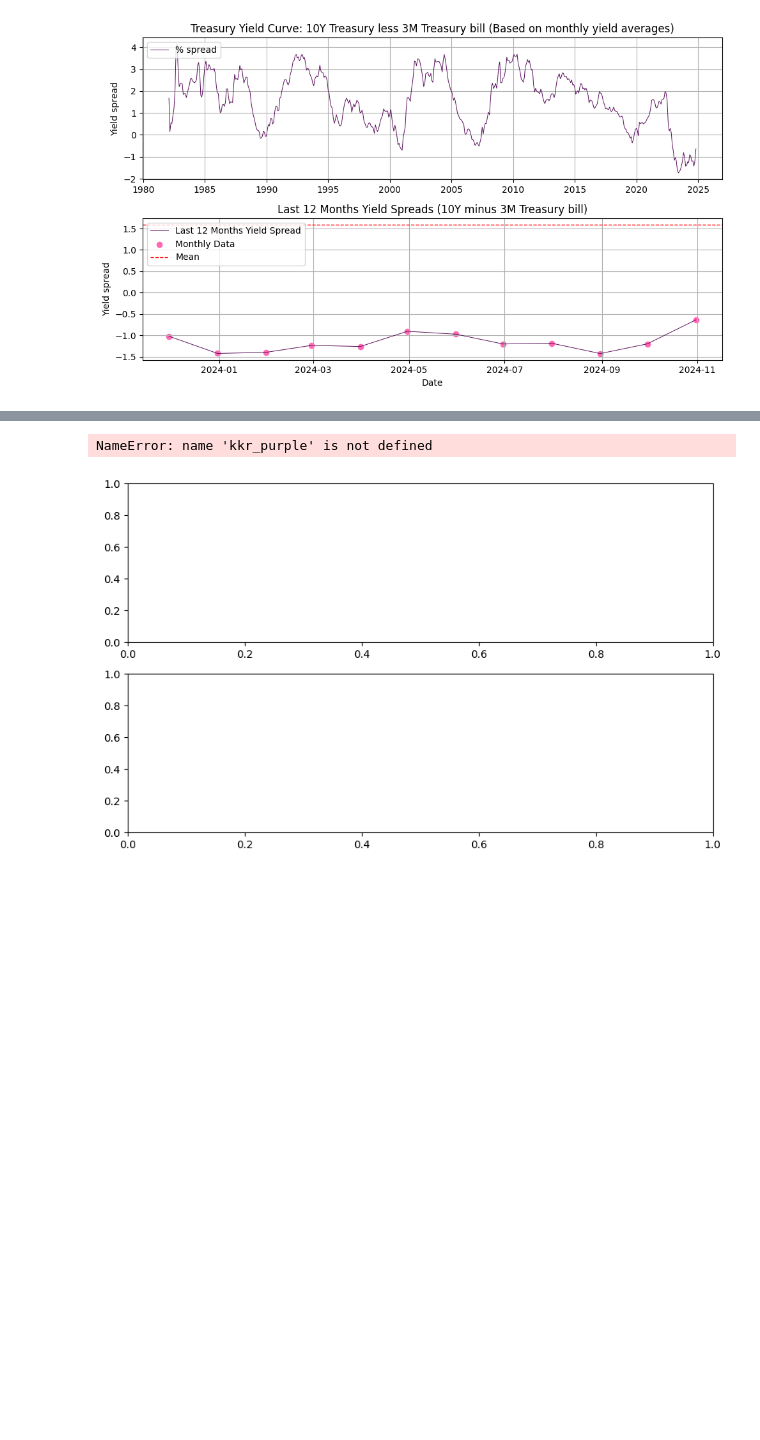
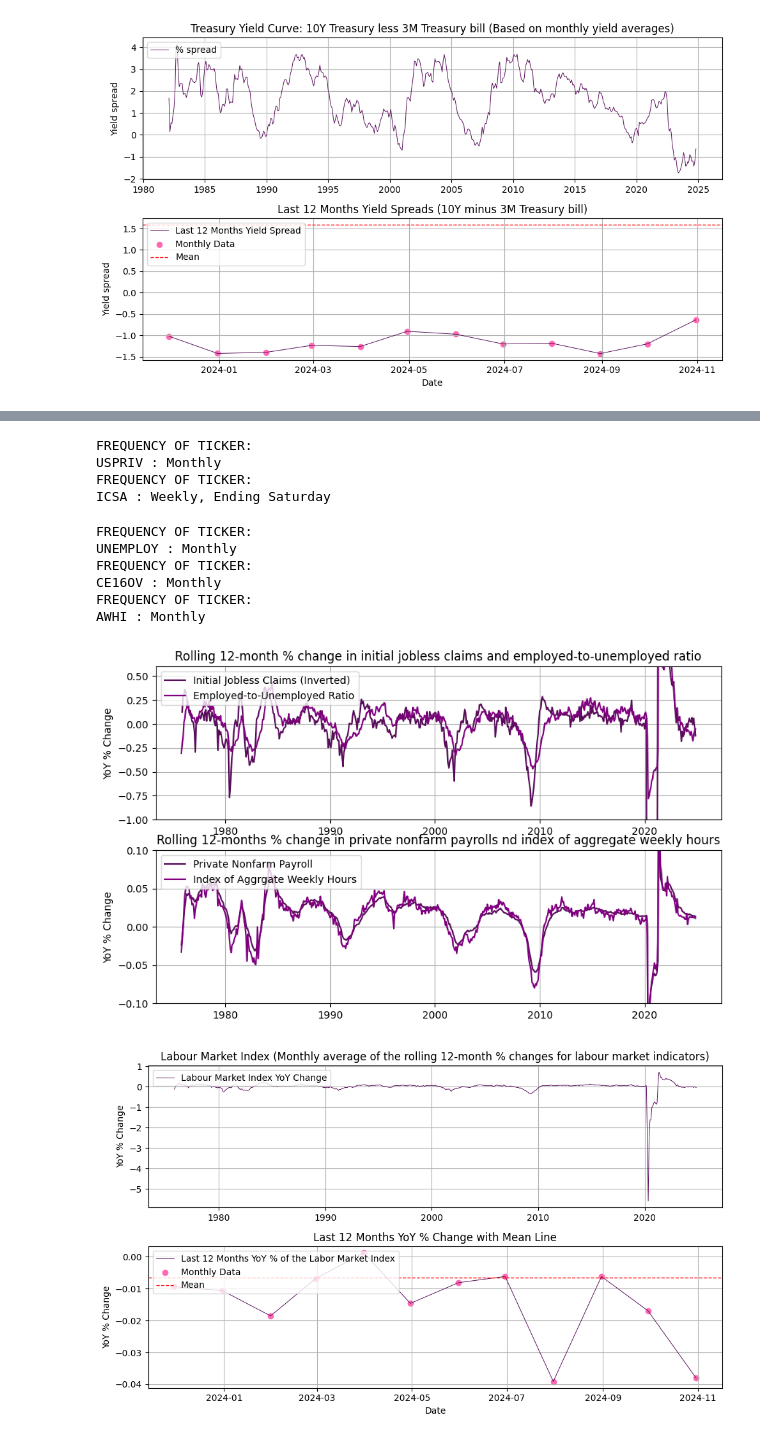
Before and after one commit to JeremyPapageorges/Nowcasting-the-Business-Cycle, a Jupyter notebook: Master.ipynb, the cells around one changed output, grey strips where cells are left out. Drawn from its saved outputs; the diff is of its cells as text; code cells hidden in the pictures; blank space fills up the shorter version.

```diff
--- a/Master.ipynb
+++ b/Master.ipynb
@@ -3,6 +3,7 @@ import os
 import sys
 import importlib
 import pandas as pd
+import numpy as np
 import yfinance as yf
 from datetime import date, timedelta
 from dateutil.relativedelta import relativedelta
@@ -20,6 +21,9 @@ from Data_Sourcing_DBnomics_v1 import dbnomics_download
 import Data_Sourcing_Yfinance_v1
 importlib.reload(Data_Sourcing_Yfinance_v1)
 from Data_Sourcing_Yfinance_v1 import download_data_yfinance
+
+kkr_purple = '#590e5b'
+marker_color = '#FF69B4'
 # %%
 print(os.getcwd())
 print(sys.executable)
@@ -261,47 +215,69 @@ BAMLH0A0HYM2EY : Daily, Close
 [figure]
 # %%
 # labour market
+
+labour_market = ['USPRIV','ICSA','UNEMPLOY', 'CE16OV', 'AWHI']
+
+(labour_market_data,
+  labour_market_data_averages) = download_data(labour_market, start_date, end_date)
+
+
 
 # build the labour market index
 labour_market_data['employment_ratio'] = labour_market_data['CE16OV'] / labour_market_data['UNEMPLOY']
 labour_market_data_averages['employment_ratio'] = labour_market_data['employment_ratio'].resample('M').mean()
+
+#Need to tadjust for the FRED's way of indexing time series data
+labour_market_data_averages[['USPRIV','UNEMPLOY','CE16OV','AWHI', 'employment_ratio']] = labour_market_data_averages[['USPRIV','UNEMPLOY','CE16OV','AWHI', 'employment_ratio']].shift(1)
+
 year_delta_labour_market = labour_market_data_averages.pct_change(12)
 year_delta_labour_market['ICSA'] = year_delta_labour_market['ICSA'] * -1
 
 labour_market_index = year_delta_labour_market[['ICSA', 'employment_ratio', 'USPRIV', 'AWHI']].mean(axis = 1)
+labour_market_index.name = 'labour_market_index'
 
 # plot the constituents of the Labour market index
 
 fig, axs = plt.subplots(2,1, figsize = (10,6))
 
 # First subplot: Full year-over-year percentage change
 axs[0].plot(year_delta_labour_market['ICSA'], color=kkr_purple, label="Initial Jobless Claims (Inverted)")
 axs[0].plot(year_delta_labour_market['employment_ratio'], color= 'purple', label="Employed-to-Unemployed Ratio")
 axs[0].set_title("Rolling 12-month % change in initial jobless claims and employed-to-unemployed ratio")
 axs[0].set_ylabel("YoY % Change")
 axs[0].legend(loc="upper left")  # Add legend here with label
 axs[0].grid(True)
 axs[0].set_ylim(-1, 0.6)
 
 axs[1].plot(year_delta_labour_market['USPRIV'], color=kkr_purple, label="Private Nonfarm Payroll")
 axs[1].plot(year_delta_labour_market['AWHI'], color='purple', label="Index of Aggrgate Weekly Hours")
 axs[1].set_title("Rolling 12-months % change in private nonfarm payrolls nd index of aggregate weekly hours")
 axs[1].set_ylabel("YoY % Change")
 axs[1].legend(loc="upper left")  # Add legend here with label
 axs[1].grid(True)
 axs[1].set_ylim(-0.1, 0.1)
 
 graph(labour_market_index,
       "Labour Market Index (Monthly average of the rolling 12-month % changes for labour market indicators)",
       "Labour Market Index YoY Change",
       "YoY % Change",
       "Last 12 Months YoY % Change with Mean Line",
       "Last 12 Months YoY % of the Labor Market Index",
       "YoY % Change",
       )
 # %% [output]
-NameError: name 'kkr_purple' is not defined
+FREQUENCY OF TICKER:
+USPRIV : Monthly
+FREQUENCY OF TICKER:
+ICSA : Weekly, Ending Saturday
+FREQUENCY OF TICKER:
+UNEMPLOY : Monthly
+FREQUENCY OF TICKER:
+CE16OV : Monthly
+FREQUENCY OF TICKER:
+AWHI : Monthly
-[figure, old version]
+[figure, new version]
+[figure, added]
 # %%
 # Consumer Spending
 # Lets build the consumer spendig index
```
Also changed, not shown: parts of 14 cells of this notebook.
